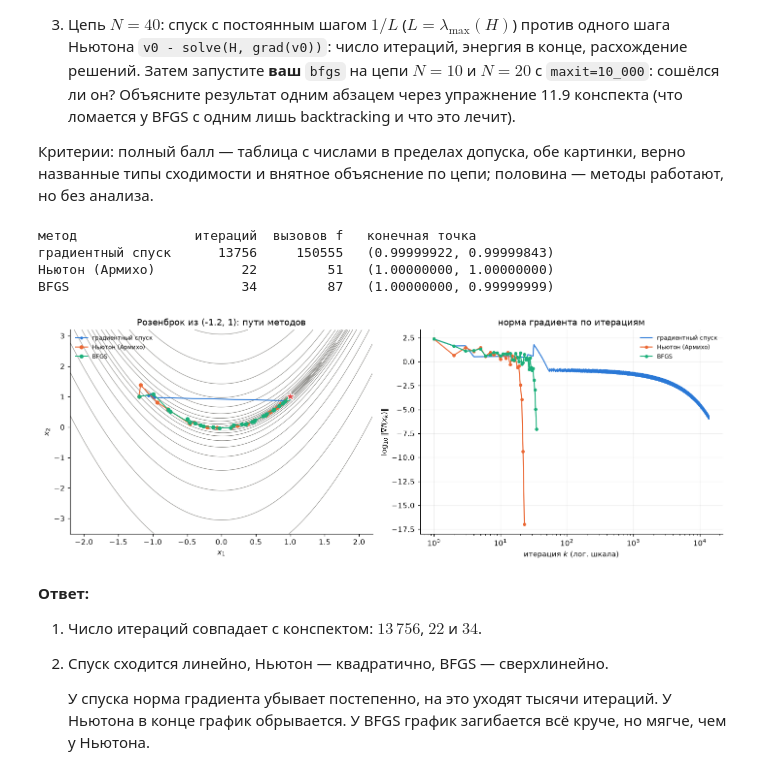
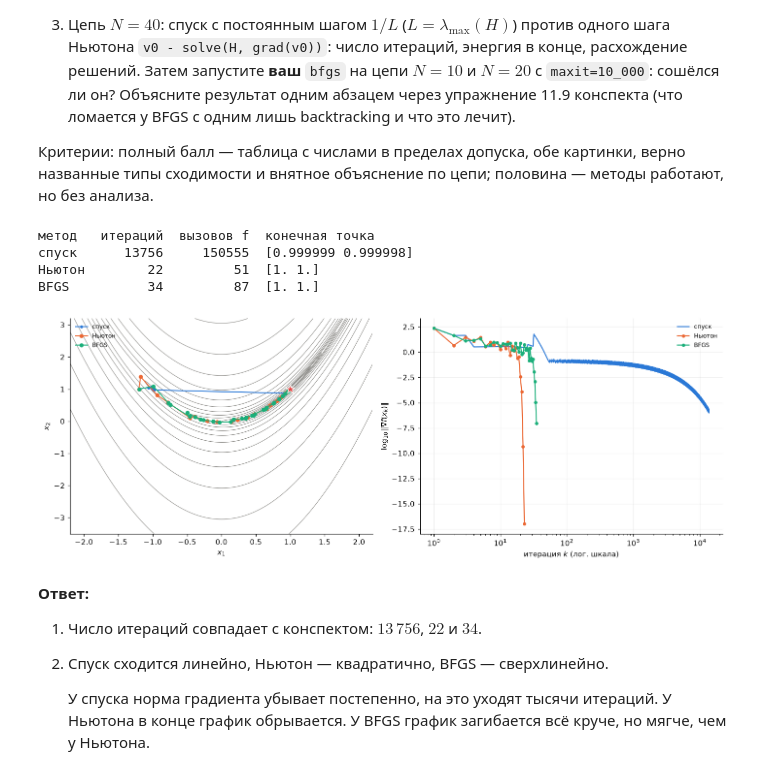
Before and after one commit to anton-lopatkin/misis-numerical-optimization, a Jupyter notebook: submissions/hw03/lopatkin.ipynb, the cells around one changed output. Saved outputs shown, nothing was run; the diff lists cells and outputs as text; code cells hidden in the pictures.

```diff
--- a/submissions/hw03/lopatkin.ipynb
+++ b/submissions/hw03/lopatkin.ipynb
@@ -173,10 +169,6 @@ from fractions import Fraction
 
 x = Fraction(2)
 for k in range(4):
-    e = float(x) - np.sqrt(3)
-    pred = "" if k == 0 else f", e_(k-1)^2 / (2 x_(k-1)) = {e_prev ** 2 / (2 * x_prev):.3e}"
-    print(f"x{k} = {str(x):>11} = {float(x):.13f}, e{k} = {e:.3e}{pred}")
-    x_prev, e_prev = float(x), e
+    print(f"x{k} = {x} = {float(x):.10f}, e{k} = {float(x) - np.sqrt(3):.1e}")
     x = (x + 3 / x) / 2
-print(f"sqrt(3)            = {np.sqrt(3):.13f}")
 # %% [output]
@@ -351,41 +339,36 @@ print("методы собраны")
 
 Критерии: полный балл — таблица с числами в пределах допуска, обе картинки, верно названные типы сходимости и внятное объяснение по цепи; половина — методы работают, но без анализа.
 # %%
-class Counted:
-    """Обёртка вокруг f, считающая вызовы."""
-    def __init__(self, f):
-        self.f, self.n = f, 0
-
-    def __call__(self, x):
-        self.n += 1
-        return self.f(x)
+def counted(f):
+    """Обёртка вокруг f, считающая вызовы в .n."""
+    def wrapped(x):
+        wrapped.n += 1
+        return f(x)
+    wrapped.n = 0
+    return wrapped
 
 
-runs = {
-    "градиентный спуск": lambda f: gd(f, rosen_grad, X0_ROSEN),
-    "Ньютон (Армихо)": lambda f: newton_damped(f, rosen_grad, rosen_hess, X0_ROSEN),
-    "BFGS": lambda f: bfgs(f, rosen_grad, X0_ROSEN),
-}
-res_rosen = {}
-print(f"{'метод':<19}{'итераций':>9}{'вызовов f':>11}   конечная точка")
+runs = {"спуск": lambda f: gd(f, rosen_grad, X0_ROSEN),
+        "Ньютон": lambda f: newton_damped(f, rosen_grad, rosen_hess, X0_ROSEN),
+        "BFGS": lambda f: bfgs(f, rosen_grad, X0_ROSEN)}
+paths, gnorms = [], []
+print("метод   итераций  вызовов f  конечная точка")
 for name, run in runs.items():
-    cf = Counted(rosen)
-    x, k, path, gn = run(cf)
-    res_rosen[name] = (path, gn)
-    print(f"{name:<19}{k:>9}{cf.n:>11}   ({x[0]:.8f}, {x[1]:.8f})")
+    f = counted(rosen)
+    x, k, path, gn = run(f)
+    paths.append(path); gnorms.append(gn)
+    print(f"{name:<8}{k:>8}{f.n:>11}  {x.round(6)}")
 
 fig, axes = plt.subplots(1, 2, figsize=(13, 4.8))
-plot_rosen_path([p for p, _ in res_rosen.values()], list(res_rosen), ax=axes[0])
-axes[0].set_title("Розенброк из (-1.2, 1): пути методов")
-plot_grad_norms([g for _, g in res_rosen.values()], list(res_rosen), ax=axes[1])
-axes[1].set_title("норма градиента по итерациям")
+plot_rosen_path(paths, list(runs), ax=axes[0])
+plot_grad_norms(gnorms, list(runs), ax=axes[1])
 plt.tight_layout(); plt.show()
 # %% [output]
-метод               итераций  вызовов f   конечная точка
-градиентный спуск      13756     150555   (0.99999922, 0.99999843)
-Ньютон (Армихо)           22         51   (1.00000000, 1.00000000)
-BFGS                      34         87   (1.00000000, 0.99999999)
+метод   итераций  вызовов f  конечная точка
+спуск      13756     150555  [0.999999 0.999998]
+Ньютон        22         51  [1. 1.]
+BFGS          34         87  [1. 1.]
-[figure, old version]
+[figure, new version]
 # %% [markdown]
 **Ответ:**
 
```
Also changed, not shown: parts of 7 cells of this notebook.
